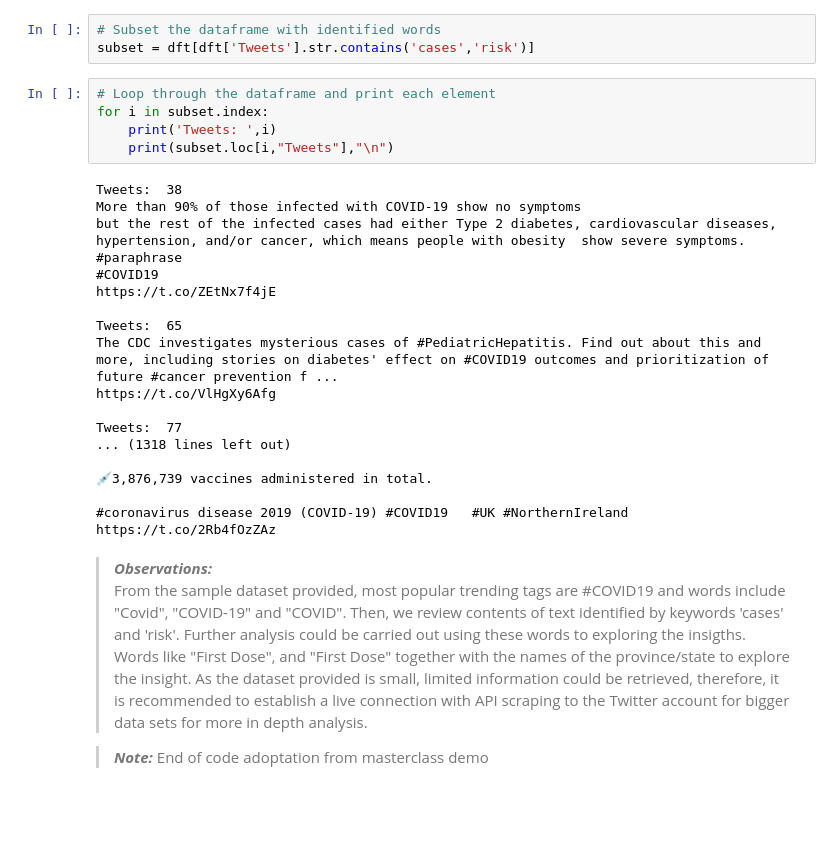
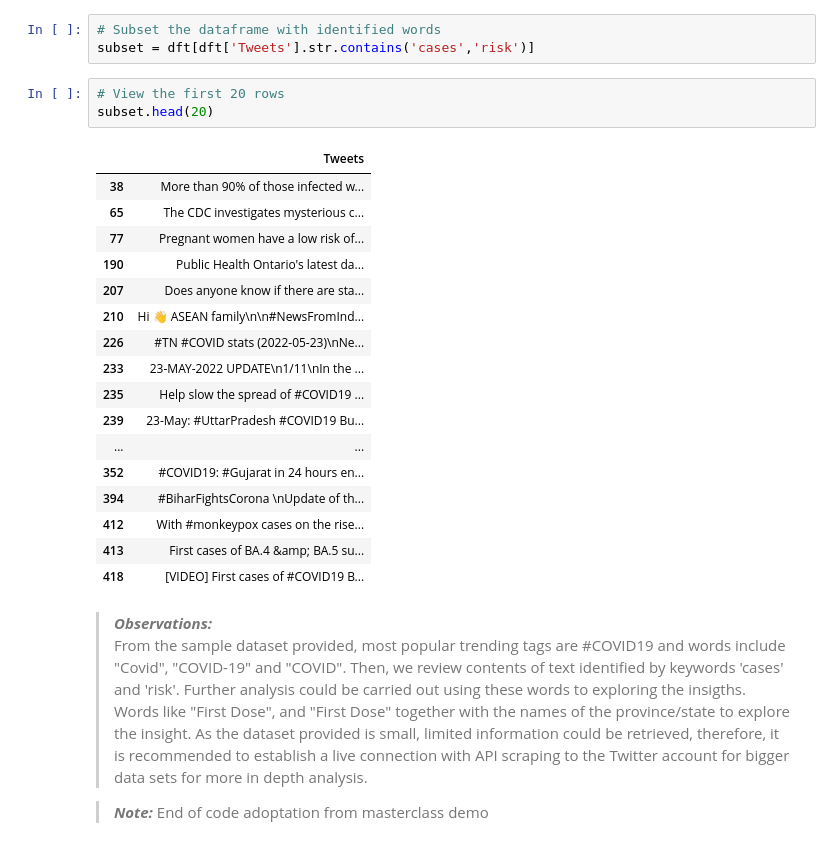
Before and after one commit to Mimi-Onno/LSE_DA_COVID_Analysis, a Jupyter notebook: LSE_DA201_Assignment_Mimi_Onno.ipynb, the cells around one changed output. Drawn from its saved outputs; the diff is of its cells as text; blank space fills up the shorter version.

```diff
--- a/LSE_DA201_Assignment_Mimi_Onno.ipynb
+++ b/LSE_DA201_Assignment_Mimi_Onno.ipynb
@@ -942,28 +946,26 @@ dft.columns = ["Tweets"]
 # Subset the dataframe with identified words
 subset = dft[dft['Tweets'].str.contains('cases','risk')]
 # %%
-# Loop through the dataframe and print each element
-for i in subset.index:
-    print('Tweets: ',i)
-    print(subset.loc[i,"Tweets"],"\n")
+# View the first 20 rows
+subset.head(20)
 # %% [output]
-Tweets:  38
-More than 90% of those infected with COVID-19 show no symptoms
-but the rest of the infected cases had either Type 2 diabetes, cardiovascular diseases, hypertension, and/or cancer, which means people with obesity  show severe symptoms.
-#paraphrase
-#COVID19
-https://t.co/ZEtNx7f4jE
-
-Tweets:  65
-The CDC investigates mysterious cases of #PediatricHepatitis. Find out about this and more, including stories on diabetes' effect on #COVID19 outcomes and prioritization of future #cancer prevention f ...
-https://t.co/VlHgXy6Afg
-
-Tweets:  77
-... (1318 lines left out)
-
-💉3,876,739 vaccines administered in total.
-
-#coronavirus disease 2019 (COVID-19) #COVID19   #UK #NorthernIreland https://t.co/2Rb4fOzZAz
+|  | Tweets |
+| 38 | More than 90% of those infected w... |
+| 65 | The CDC investigates mysterious c... |
+| 77 | Pregnant women have a low risk of... |
+| 190 | Public Health Ontario's latest da... |
+| 207 | Does anyone know if there are sta... |
+| 210 | Hi 👋 ASEAN family\n\n#NewsFromInd... |
+| 226 | #TN #COVID stats (2022-05-23)\nNe... |
+| 233 | 23-MAY-2022 UPDATE\n1/11\nIn the ... |
+| 235 | Help slow the spread of #COVID19 ... |
+| 239 | 23-May: #UttarPradesh #COVID19 Bu... |
+| ... | ... |
+| 352 | #COVID19: #Gujarat in 24 hours en... |
+| 394 | #BiharFightsCorona \nUpdate of th... |
+| 412 | With #monkeypox cases on the rise... |
+| 413 | First cases of BA.4 &amp; BA.5 su... |
+| 418 | [VIDEO] First cases of #COVID19 B... |
 # %% [markdown]
 >***Observations:***<br>
 From the sample dataset provided, most popular trending tags are #COVID19 and words include "Covid", "COVID-19" and "COVID". Then, we review contents of text identified by keywords 'cases' and 'risk'. Further analysis could be carried out using these words to exploring the insigths. Words like "First Dose", and "First Dose" together with the names of the province/state to explore the insight. As the dataset provided is small, limited information could be retrieved, therefore, it is recommended to establish a live connection with API scraping to the Twitter account for bigger data sets for more in depth analysis.
```
Also changed, not shown: parts of 6 cells of this notebook.
